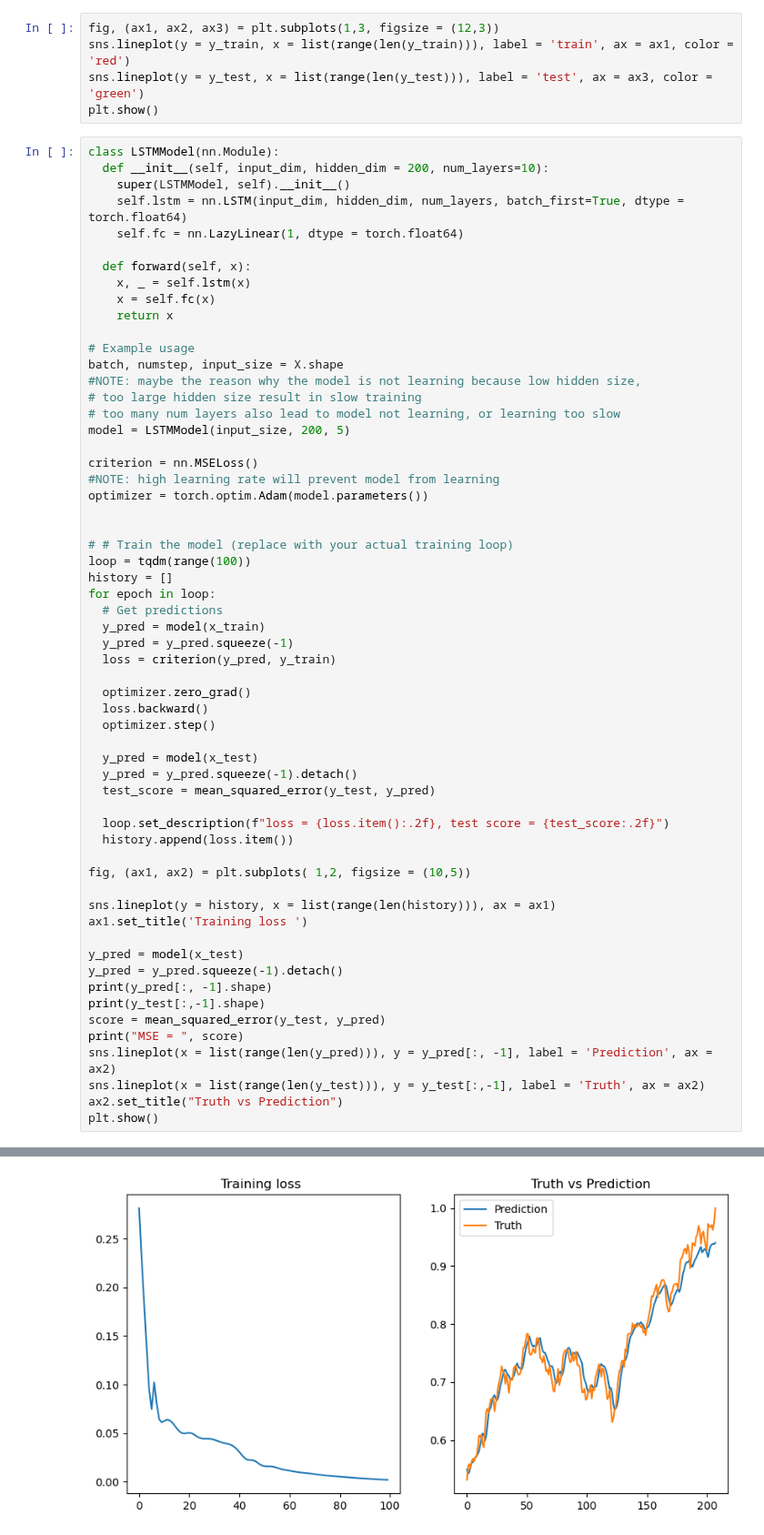
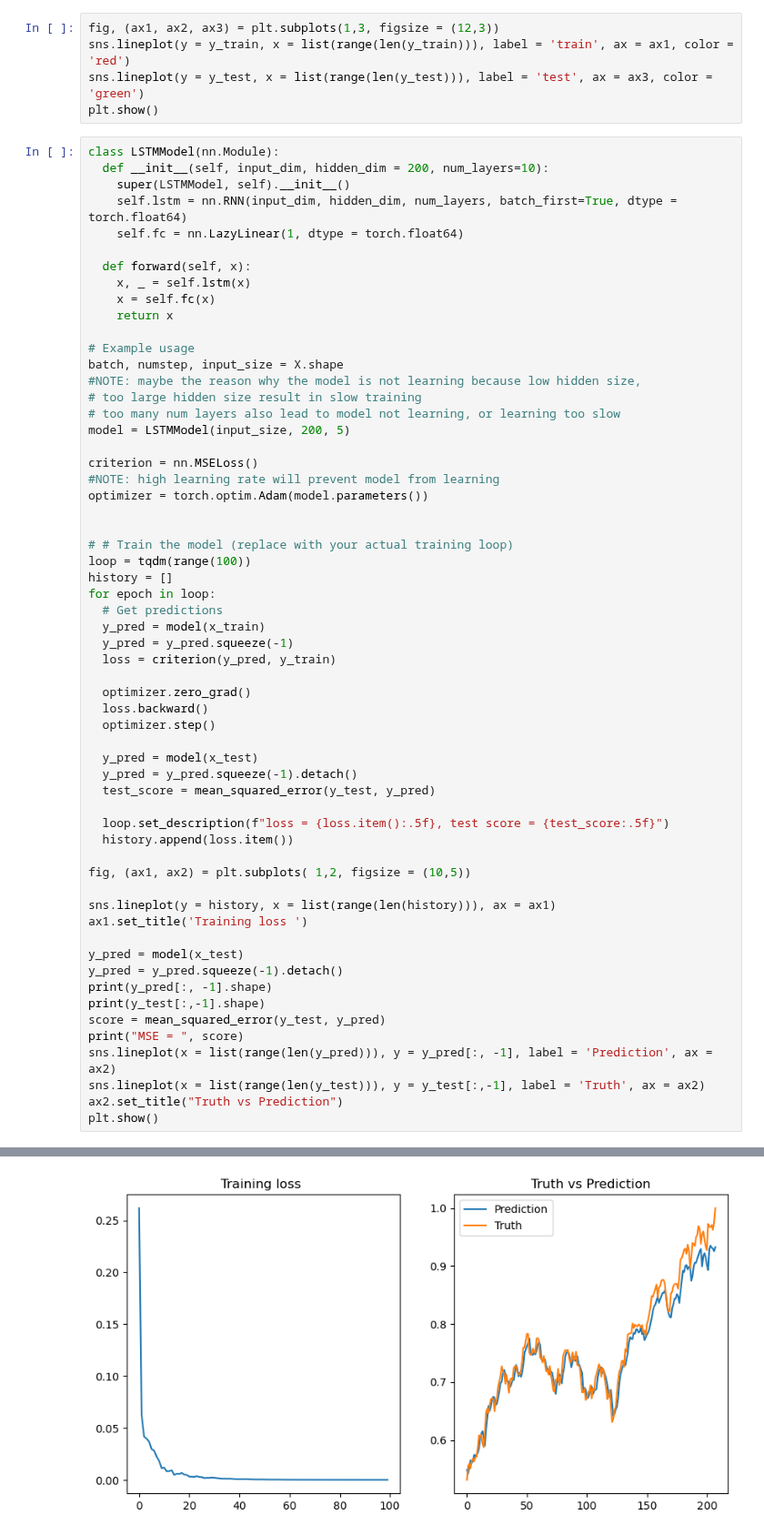
Before and after one commit to jameskn30/NLP_RNN, a Jupyter notebook: RNN/LSTM_tutorial.ipynb, the cells around one changed output, grey strips where cells are left out. Shown at 91% size. Drawn from its saved outputs; the diff is of its cells as text.

```diff
--- a/RNN/LSTM_tutorial.ipynb
+++ b/RNN/LSTM_tutorial.ipynb
@@ -145,7 +145,7 @@ plt.show()
 class LSTMModel(nn.Module):
   def __init__(self, input_dim, hidden_dim = 200, num_layers=10):
     super(LSTMModel, self).__init__()
-    self.lstm = nn.LSTM(input_dim, hidden_dim, num_layers, batch_first=True, dtype = torch.float64)
+    self.lstm = nn.RNN(input_dim, hidden_dim, num_layers, batch_first=True, dtype = torch.float64)
     self.fc = nn.LazyLinear(1, dtype = torch.float64)
 
   def forward(self, x):
@@ -182,7 +182,7 @@ for epoch in loop:
   y_pred = y_pred.squeeze(-1).detach()
   test_score = mean_squared_error(y_test, y_pred)
 
-  loop.set_description(f"loss = {loss.item():.2f}, test score = {test_score:.2f}")
+  loop.set_description(f"loss = {loss.item():.5f}, test score = {test_score:.5f}")
   history.append(loss.item())
 
 fig, (ax1, ax2) = plt.subplots( 1,2, figsize = (10,5))
@@ -207 +207 @@ MSE =  0.0025518472830766874
-[figure, old version]
+[figure, new version]
```
Also changed, not shown: parts of 1 cell of this notebook.
